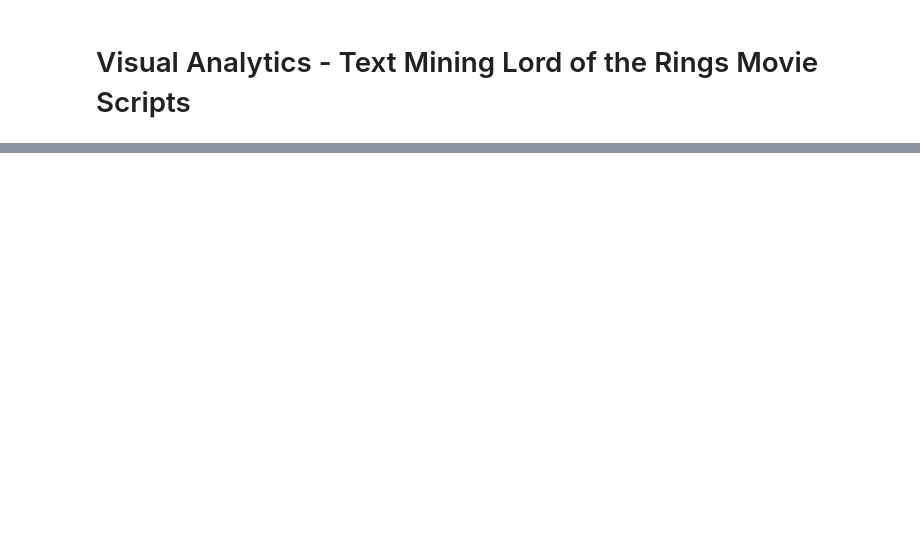
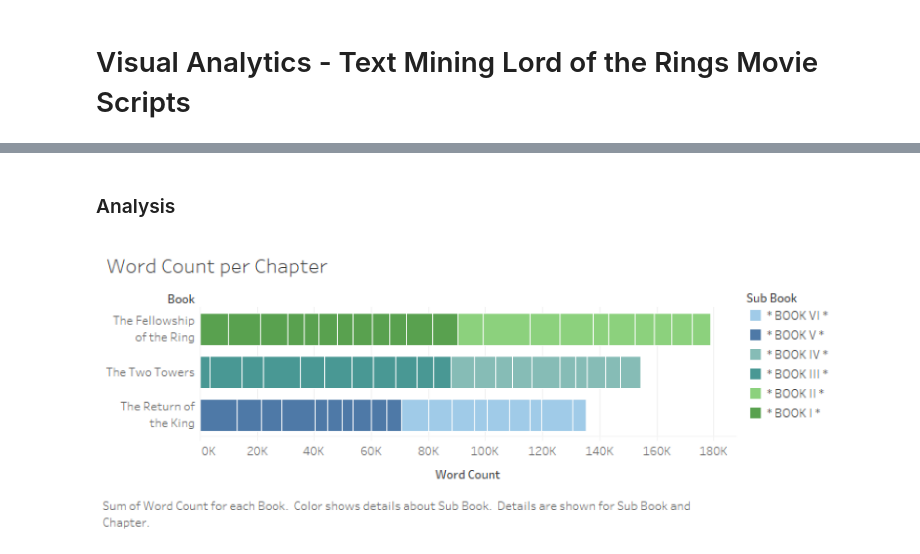
Before and after one commit to sddiener/Visual-Analytics-of-the-LOTR-Trilogy, a Jupyter notebook: A_LOTR_Analysis.ipynb, the cells around one changed output, grey strips where cells are left out. Cells and saved outputs as stored; diff of their text form; code cells hidden in the pictures; blank space fills up the shorter version.

Commit message:
more plots

```diff
--- a/A_LOTR_Analysis.ipynb
+++ b/A_LOTR_Analysis.ipynb
@@ -120,0 +214,14 @@ lotr
+# %% [markdown]
+### Analysis
+# %%
+def plot_image(path, figsize=(15,10)):
+    img = Image.open(path)
+    plt.figure(figsize=figsize)
+    plt.imshow(img)
+    plt.axis('off')
+    plt.show()
+# %%
+# Book Structure
+plot_image('data/Word Count per Chapter.png')
+# %% [output]
+[figure, added]
```
Also changed, not shown: parts of 37 cells of this notebook, 12 other files.
